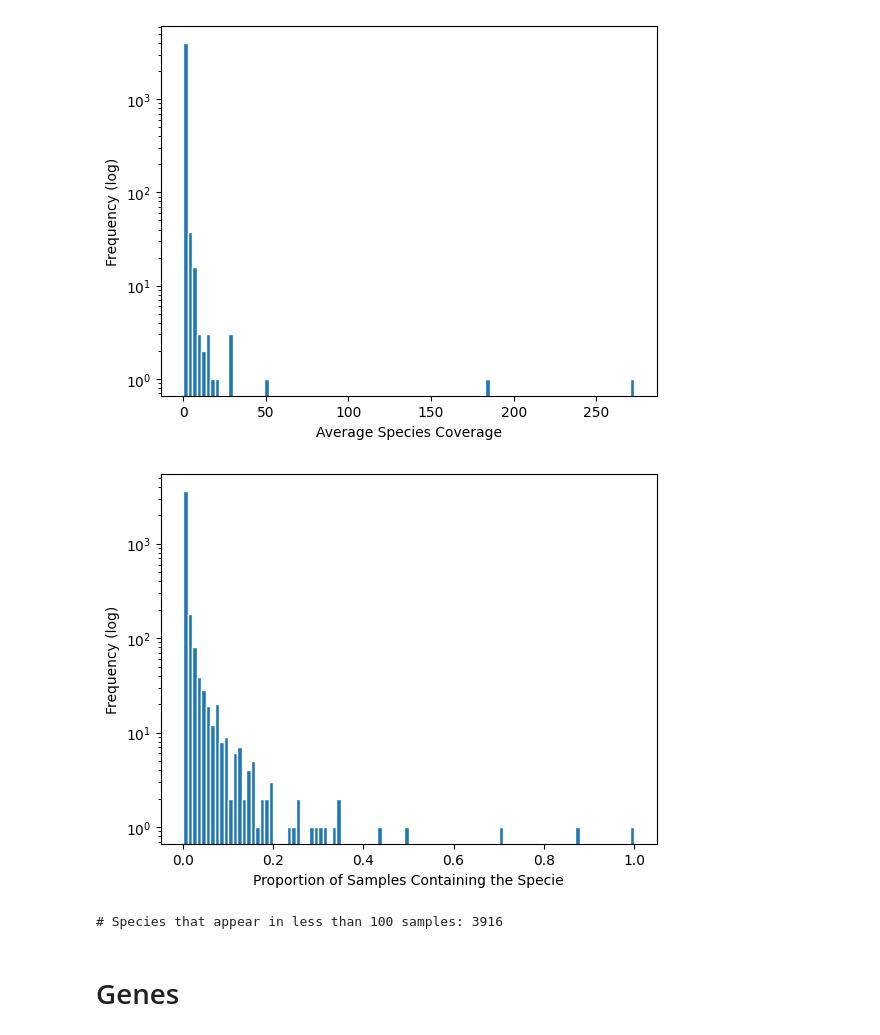
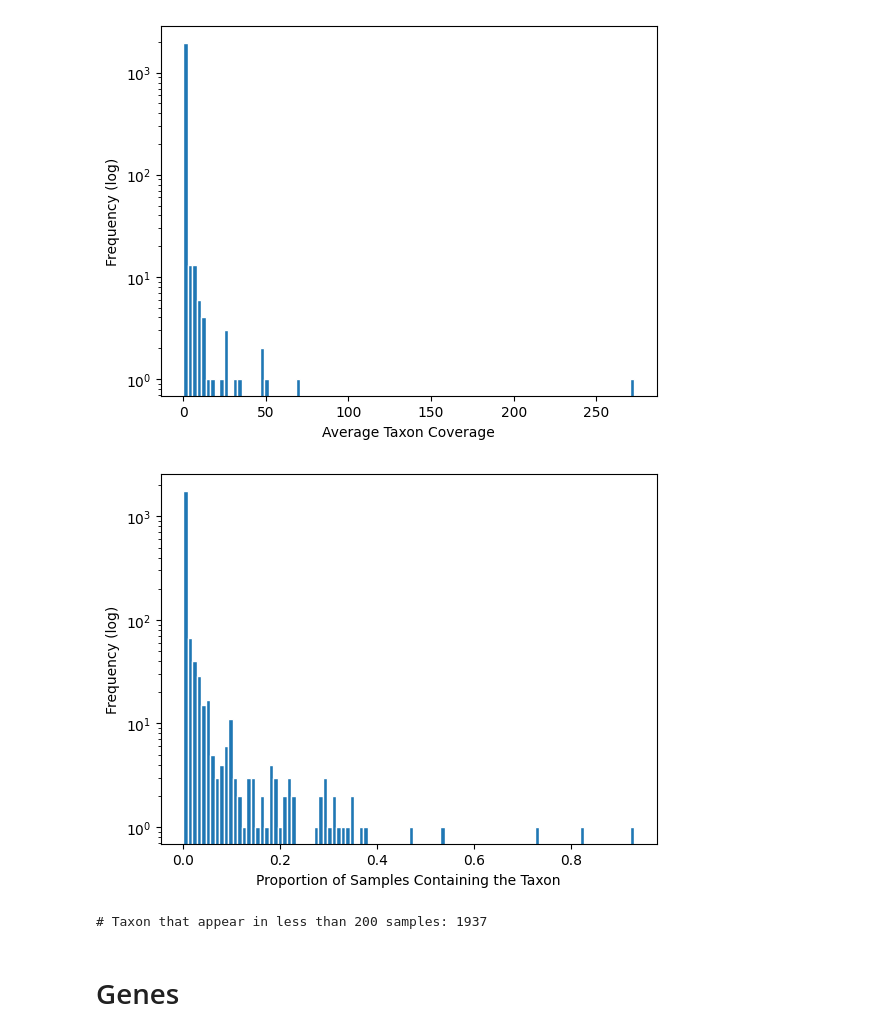
Before and after one commit to AthomsG/gene-prediction-from-bacteria-community, a Jupyter notebook: notebooks/EDA.ipynb, the cells around one changed output. Cells and saved outputs as stored; diff of their text form; code cells hidden in the pictures.

```diff
--- a/notebooks/EDA.ipynb
+++ b/notebooks/EDA.ipynb
@@ -7,2 +7,2 @@ import matplotlib.pyplot as plt
 # %%
-df_species = pd.read_parquet('../processed_data/species_coverage.parquet')
+df_taxon = pd.read_parquet('../processed_data/taxon_coverage_g.parquet')
@@ -19,28 +35,28 @@ plt.show()
 # %%
-# Average Species Coverage
-sum_species_coverage = df_species.sum(0).sort_values(ascending=False)
-plt.hist(sum_species_coverage.values/df_species.shape[0], edgecolor='white', bins=100)
+# Average taxon Coverage
+sum_taxon_coverage = df_taxon.sum(0).sort_values(ascending=False)
+plt.hist(sum_taxon_coverage.values/df_taxon.shape[0], edgecolor='white', bins=100)
 plt.ylabel('Frequency (log)')
-plt.xlabel('Average Species Coverage')
+plt.xlabel('Average Taxon Coverage')
 plt.yscale('log')
 plt.show()
 
-# Average Species Count
-count_species = (df_species > 0).sum(0).sort_values(ascending=False)
-plt.hist(count_species.values / df_species.shape[0], edgecolor='white', bins=100)
+# Average taxon Count
+count_taxon = (df_taxon > 0).sum(0).sort_values(ascending=False)
+plt.hist(count_taxon.values / df_taxon.shape[0], edgecolor='white', bins=100)
 plt.ylabel('Frequency (log)')
-plt.xlabel('Proportion of Samples Containing the Specie')
+plt.xlabel('Proportion of Samples Containing the Taxon')
 plt.yscale('log')
 plt.show()
 # %% [output]
-[figure, old version]
+[figure, new version]
-[figure, old version]
+[figure, new version]
 # %%
-count_threshold = 100
+count_threshold = 200
 
-print(f'# Species that appear in less than {count_threshold} samples: {int((count_species < count_threshold).sum())}')
+print(f'# Taxon that appear in less than {count_threshold} samples: {int((count_taxon < count_threshold).sum())}')
 # %% [output]
-# Species that appear in less than 100 samples: 3916
+# Taxon that appear in less than 200 samples: 1937
 # %% [markdown]
 # Genes
 # %%
```
Also changed, not shown: parts of 15 cells of this notebook.
